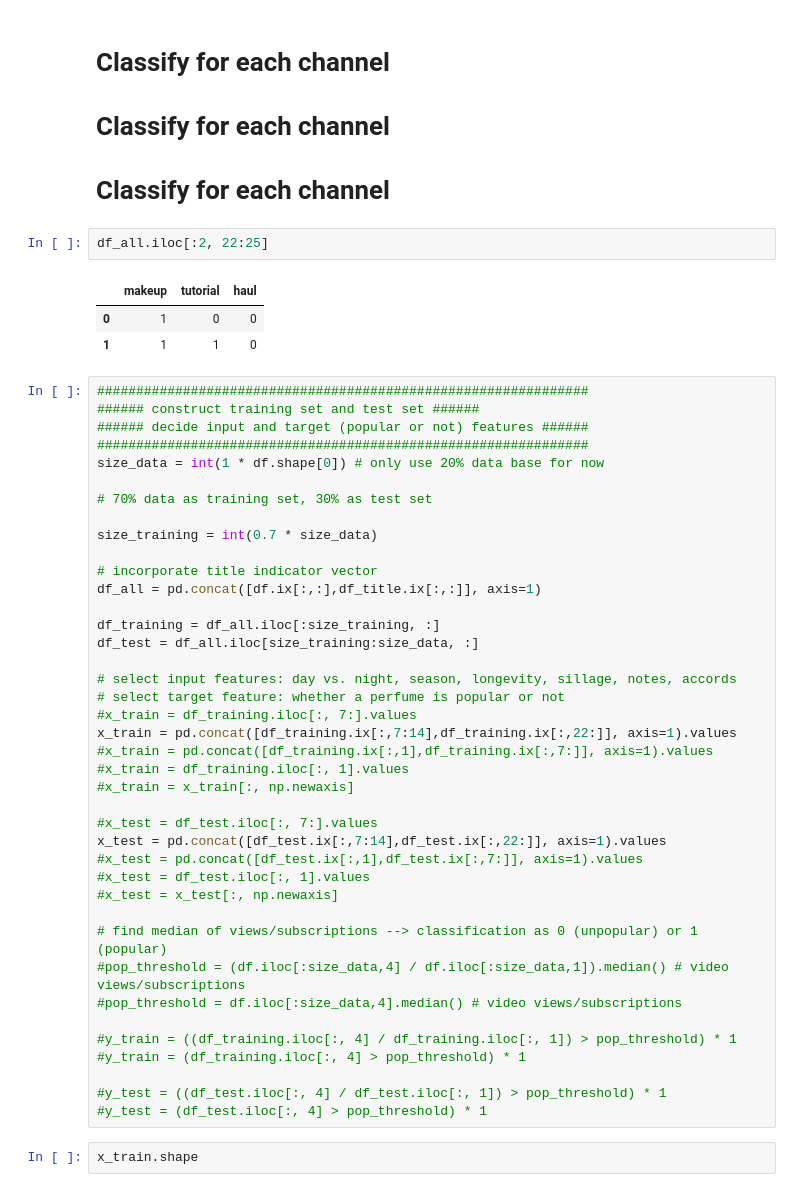
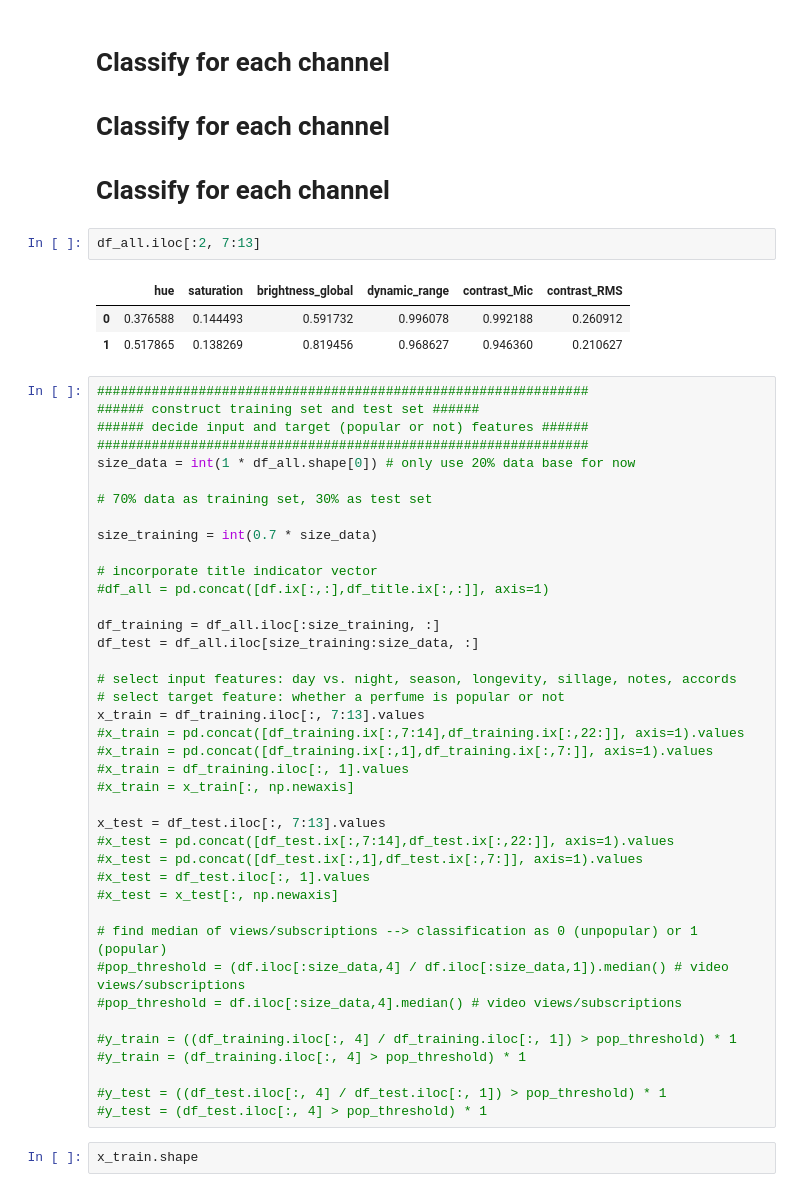
Before and after one commit to yaoliphy/insight-project, a Jupyter notebook: data_analysis_and_ML/youtube_data_analysis.ipynb, the cells around one changed output. Cells and saved outputs as stored; diff of their text form.

```diff
--- a/data_analysis_and_ML/youtube_data_analysis.ipynb
+++ b/data_analysis_and_ML/youtube_data_analysis.ipynb
@@ -763,38 +909,38 @@ Done computing training errors vs. iterations
 # Classify for each channel
 # Classify for each channel
 # %%
-df_all.iloc[:2, 22:25]
+df_all.iloc[:2, 7:13]
 # %% [output]
-|  | makeup | tutorial | haul |
-| 0 | 1 | 0 | 0 |
-| 1 | 1 | 1 | 0 |
+|  | hue | saturation | brightness_global | dynamic_range | contrast_Mic | contrast_RMS |
+| 0 | 0.376588 | 0.144493 | 0.591732 | 0.996078 | 0.992188 | 0.260912 |
+| 1 | 0.517865 | 0.138269 | 0.819456 | 0.968627 | 0.946360 | 0.210627 |
 # %%
 ###############################################################
 ###### construct training set and test set ######
 ###### decide input and target (popular or not) features ######
 ###############################################################
-size_data = int(1 * df.shape[0]) # only use 20% data base for now
+size_data = int(1 * df_all.shape[0]) # only use 20% data base for now
 
 # 70% data as training set, 30% as test set
 
 size_training = int(0.7 * size_data)
 
 # incorporate title indicator vector
-df_all = pd.concat([df.ix[:,:],df_title.ix[:,:]], axis=1)
+#df_all = pd.concat([df.ix[:,:],df_title.ix[:,:]], axis=1)
 
 df_training = df_all.iloc[:size_training, :]
 df_test = df_all.iloc[size_training:size_data, :]
 
 # select input features: day vs. night, season, longevity, sillage, notes, accords
 # select target feature: whether a perfume is popular or not
-#x_train = df_training.iloc[:, 7:].values
-x_train = pd.concat([df_training.ix[:,7:14],df_training.ix[:,22:]], axis=1).values
+x_train = df_training.iloc[:, 7:13].values
+#x_train = pd.concat([df_training.ix[:,7:14],df_training.ix[:,22:]], axis=1).values
 #x_train = pd.concat([df_training.ix[:,1],df_training.ix[:,7:]], axis=1).values
 #x_train = df_training.iloc[:, 1].values
 #x_train = x_train[:, np.newaxis]
 
-#x_test = df_test.iloc[:, 7:].values
-x_test = pd.concat([df_test.ix[:,7:14],df_test.ix[:,22:]], axis=1).values
+x_test = df_test.iloc[:, 7:13].values
+#x_test = pd.concat([df_test.ix[:,7:14],df_test.ix[:,22:]], axis=1).values
 #x_test = pd.concat([df_test.ix[:,1],df_test.ix[:,7:]], axis=1).values
 #x_test = df_test.iloc[:, 1].values
 #x_test = x_test[:, np.newaxis]
```
Also changed, not shown: parts of 76 cells of this notebook.
